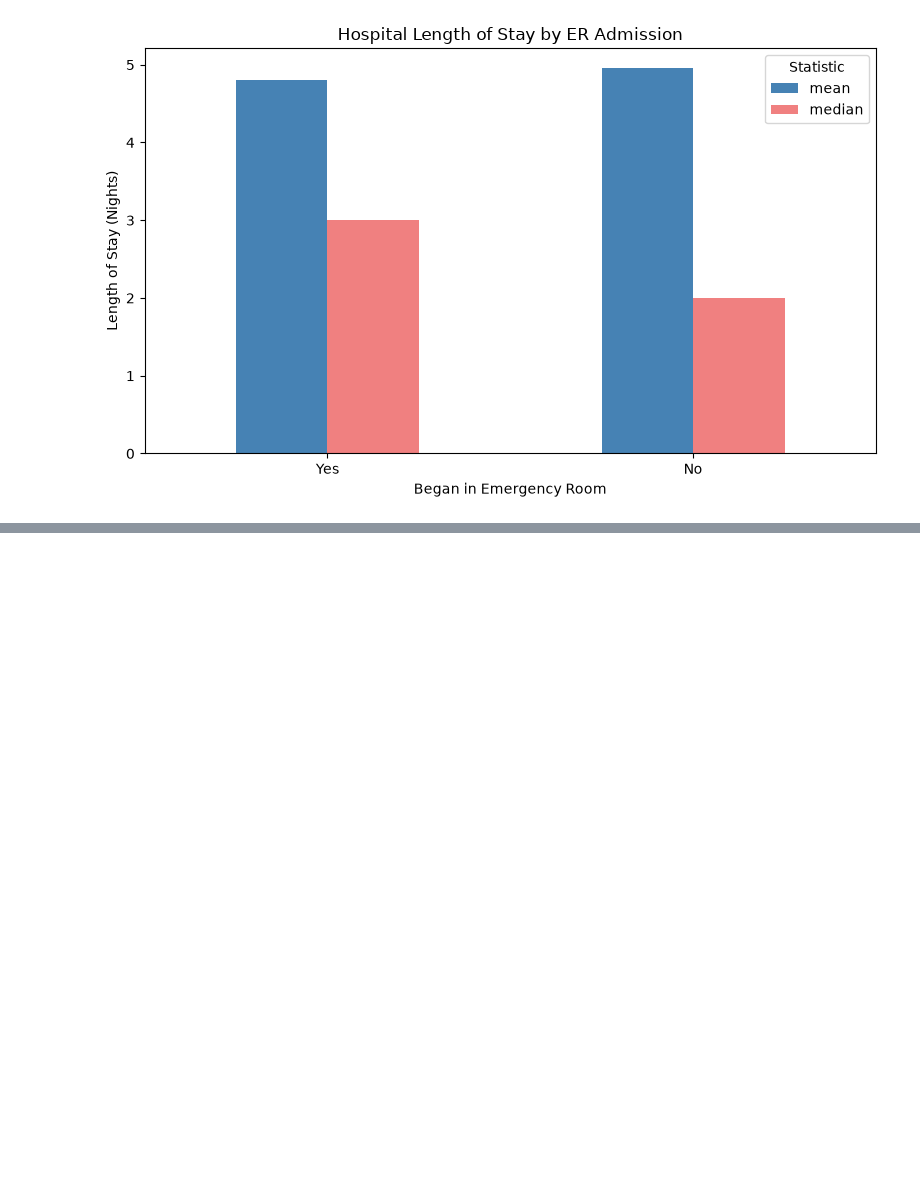
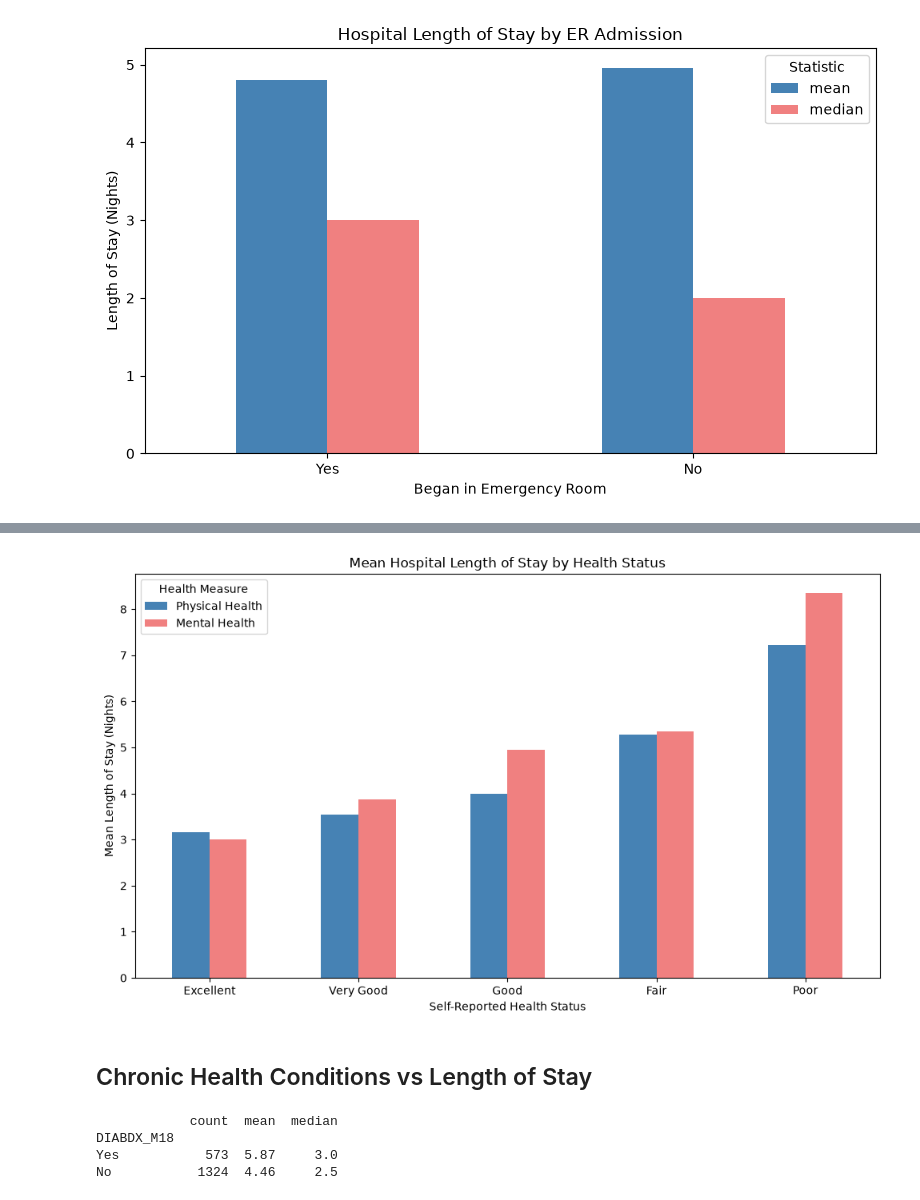
Before and after one commit to sydsailors/hospital-los-capstone, a Jupyter notebook: notebooks/los_eda.ipynb, the cells around one changed output, grey strips where cells are left out. Saved outputs shown, nothing was run; the diff lists cells and outputs as text; code cells hidden in the pictures; blank space fills up the shorter version.

```diff
--- a/notebooks/los_eda.ipynb
+++ b/notebooks/los_eda.ipynb
@@ -271,0 +380,56 @@ plt.show()
+# %%
+# Combined chart to compare both health variables
+health_labels = {
+    1: "Excellent",
+    2: "Very Good",
+    3: "Good",
+    4: "Fair",
+    5: "Poor"
+}
+
+physical = df.groupby("RTHLTH53")["NUMNIGHX"].mean()
+mental = df.groupby("MNHLTH53")["NUMNIGHX"].mean()
+
+health_comparison = pd.DataFrame({
+    "Physical Health": physical,
+    "Mental Health": mental
+})
+
+health_comparison.index = health_comparison.index.map(health_labels)
+
+health_comparison.plot(
+    kind="bar",
+    figsize=(10, 6),
+    color=["steelblue", "lightcoral"],
+    rot=0
+)
+
+plt.title("Mean Hospital Length of Stay by Health Status")
+plt.xlabel("Self-Reported Health Status")
+plt.ylabel("Mean Length of Stay (Nights)")
+plt.legend(title="Health Measure")
+
+plt.tight_layout()
+plt.show()
+# %% [output]
+[figure, added]
+# %% [markdown]
+## Chronic Health Conditions vs Length of Stay
+# %%
+diabetes_summary = (
+    df.groupby("DIABDX_M18")["NUMNIGHX"]
+    .agg(["count", "mean", "median"])
+    .round(2)
+)
+
+diabetes_summary.index = diabetes_summary.index.map({
+    1: "Yes",
+    2: "No"
+})
+
+print(diabetes_summary)
+# %% [output]
+            count  mean  median
+DIABDX_M18
+Yes           573  5.87     3.0
+No           1324  4.46     2.5
```
Also changed, not shown: parts of 18 cells of this notebook.
